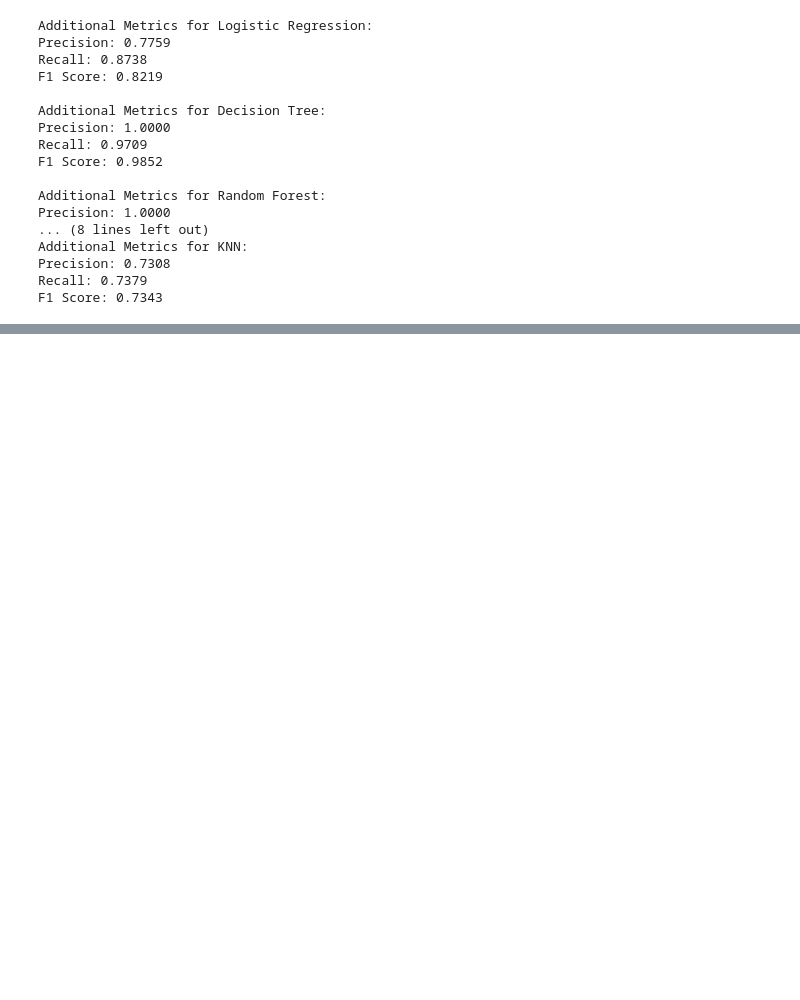
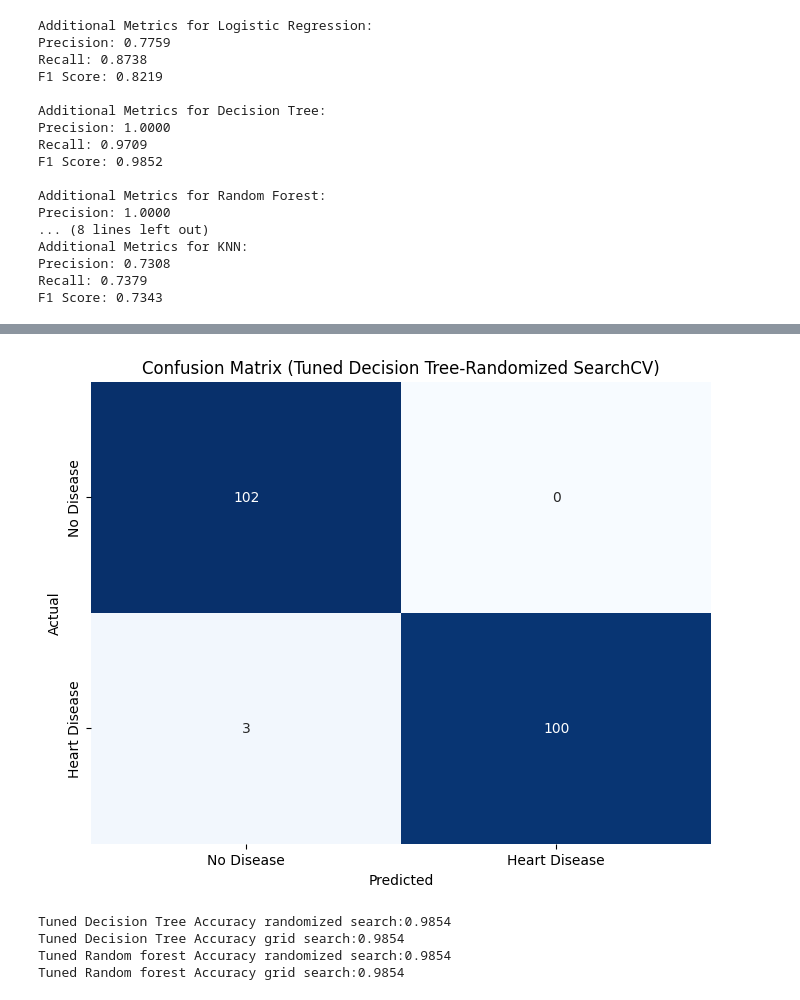
Before and after one commit to Viswajith-m/Heart-disease-prediction-ML, a Jupyter notebook: HD_prediction.ipynb, the cells around one changed output, grey strips where cells are left out. Cells and saved outputs as stored; diff of their text form; code cells hidden in the pictures; blank space fills up the shorter version.

```diff
--- a/HD_prediction.ipynb
+++ b/HD_prediction.ipynb
@@ -522,0 +755,34 @@ F1 Score: 0.7343
+# %%
+# Define the hyperparameter distributions to sample from
+param_dist_dt = {
+    'criterion': ['gini', 'entropy'],
+    'splitter': ['best', 'random'],
+    'max_depth': [None, 10, 20, 30],
+    'min_samples_split': randint(2, 10),
+    'min_samples_leaf': randint(1, 4)
+}
+
+# Initialize the Decision Tree model
+dt_model_random = DecisionTreeClassifier(random_state=42)
+
+# Set up RandomizedSearchCV
+random_search_dt = RandomizedSearchCV(estimator=dt_model_random, param_distributions=param_dist_dt,
+                                       n_iter=10, cv=5, scoring='accuracy', random_state=42)
+
+# Perform the randomized search on the training data
+random_search_dt.fit(X_train, y_train)
+
+# Get the best hyperparameters
+best_params_dt_random = random_search_dt.best_params_
+
+# Train the Decision Tree model with the best hyperparameters
+dt_model_random = DecisionTreeClassifier(random_state=42, **best_params_dt_random)
+dt_model_random.fit(X_train, y_train)
+
+# Make predictions on the testing data
+y_pred_dt_random = dt_model_random.predict(X_test)
+
+# Evaluate the performance of the tuned Decision Tree model
+accuracy_dt_random = accuracy_score(y_test, y_pred_dt_random)
+conf_matrix_dt_random = confusion_matrix(y_test, y_pred_dt_random)
+classification_rep_dt_random = classification_report(y_test, y_pred_dt_random)
@@ -522,0 +808,22 @@ F1 Score: 0.7343
+# %%
+# Create a heatmap for the confusion matrix of the tuned Decision Tree
+plt.figure(figsize=(8, 6))
+sns.heatmap(conf_matrix_dt_random, annot=True, fmt='d', cmap='Blues', cbar=False,
+            xticklabels=['No Disease', 'Heart Disease'],
+            yticklabels=['No Disease', 'Heart Disease'])
+plt.title('Confusion Matrix (Tuned Decision Tree-Randomized SearchCV)')
+plt.xlabel('Predicted')
+plt.ylabel('Actual')
+plt.show()
+# %% [output]
+[figure, added]
+# %%
+print(f"Tuned Decision Tree Accuracy randomized search:{accuracy_dt_random:.4f}")
+print(f"Tuned Decision Tree Accuracy grid search:{accuracy_dt_grid:.4f}")
+print(f"Tuned Random forest Accuracy randomized search:{accuracy_rf_random:.4f}")
+print(f"Tuned Random forest Accuracy grid search:{accuracy_rf_grid:.4f}")
+# %% [output]
+Tuned Decision Tree Accuracy randomized search:0.9854
+Tuned Decision Tree Accuracy grid search:0.9854
+Tuned Random forest Accuracy randomized search:0.9854
+Tuned Random forest Accuracy grid search:0.9854
```
Also changed, not shown: parts of 20 cells of this notebook.
